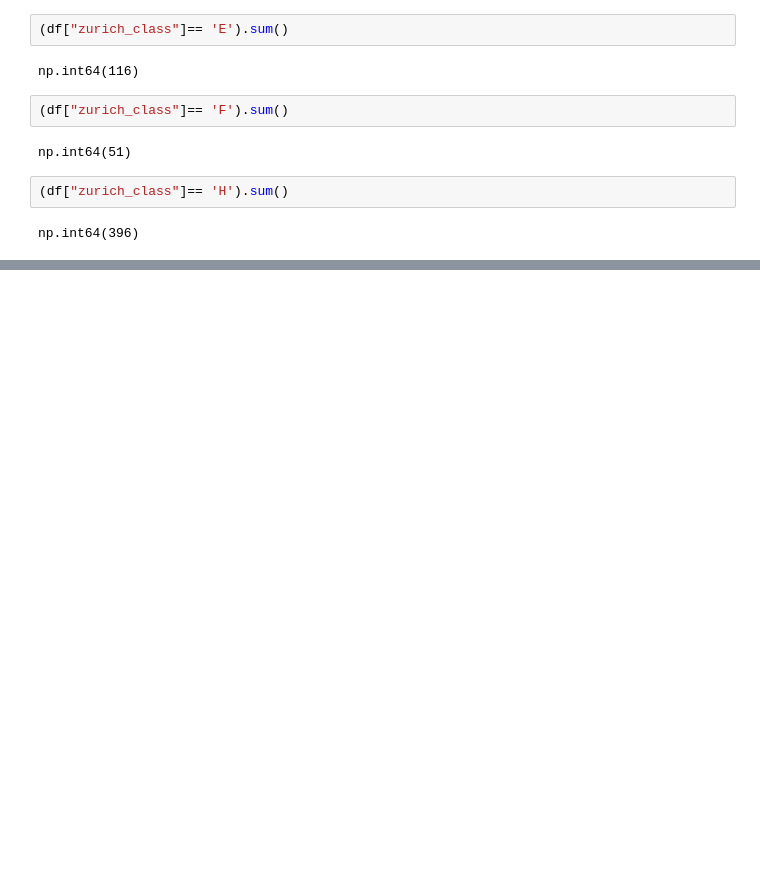
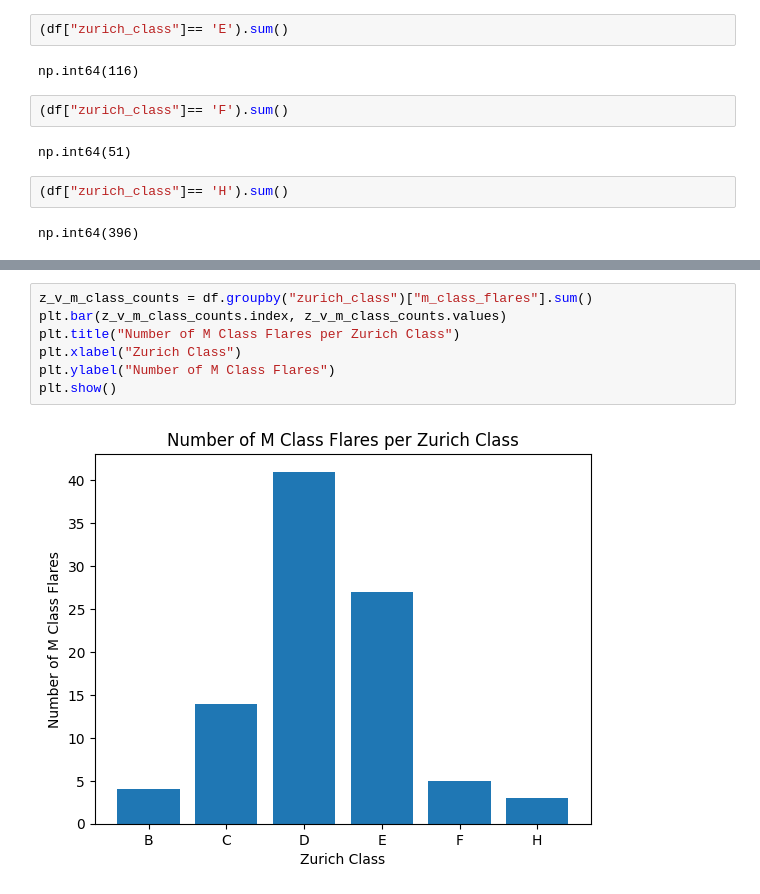
Before and after one commit to nollamae7-spec/DSRSP-Solar-Flares, a Jupyter notebook: storage_document_Solar_Flares.ipynb, the cells around one changed output, grey strips where cells are left out. Drawn from its saved outputs; the diff is of its cells as text; blank space fills up the shorter version.

```diff
--- a/storage_document_Solar_Flares.ipynb
+++ b/storage_document_Solar_Flares.ipynb
@@ -705,0 +755,9 @@ np.int64(396)
+# %%
+z_v_m_class_counts = df.groupby("zurich_class")["m_class_flares"].sum()
+plt.bar(z_v_m_class_counts.index, z_v_m_class_counts.values)
+plt.title("Number of M Class Flares per Zurich Class")
+plt.xlabel("Zurich Class")
+plt.ylabel("Number of M Class Flares")
+plt.show()
+# %% [output]
+[figure, added]
```
Also changed, not shown: parts of 15 cells of this notebook.
